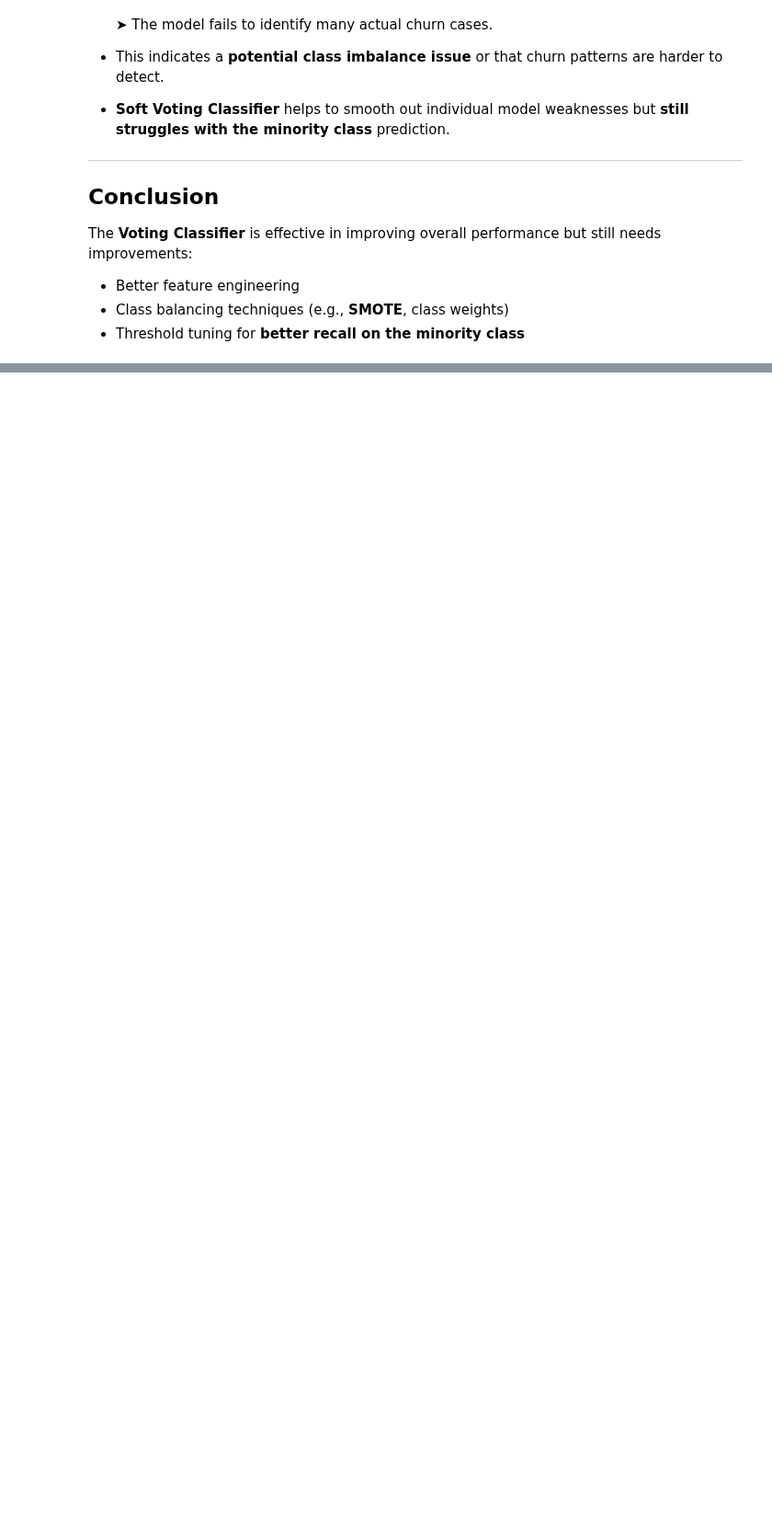
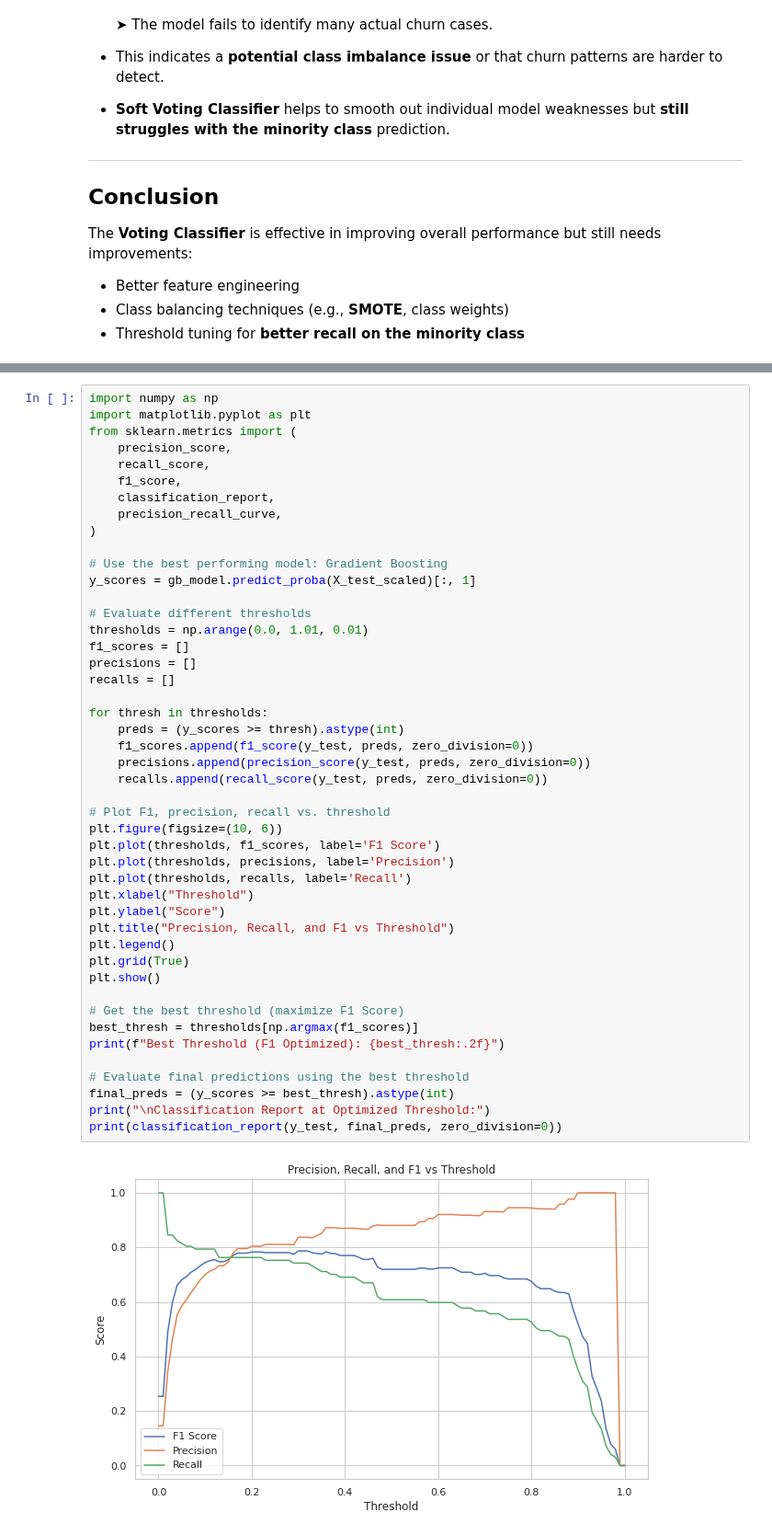
Before and after one commit to OndiekiFrank/ChurnSage-Customer-Retention-Intelligence, a Jupyter notebook: notebooks/ChurnSage_Customer_Retention_Model.ipynb, the cells around one changed output, grey strips where cells are left out. Shown at 92% size. Saved outputs shown, nothing was run; the diff lists cells and outputs as text; blank space fills up the shorter version.

Commit message:
Clean threshold tuning code by handling zero division in precision/recall metrics

```diff
--- a/notebooks/ChurnSage_Customer_Retention_Model.ipynb
+++ b/notebooks/ChurnSage_Customer_Retention_Model.ipynb
@@ -2394,0 +2397,48 @@ The **Voting Classifier** is effective in improving overall performance but stil
+# %%
+import numpy as np
+import matplotlib.pyplot as plt
+from sklearn.metrics import (
+    precision_score,
+    recall_score,
+    f1_score,
+    classification_report,
+    precision_recall_curve,
+)
+
+# Use the best performing model: Gradient Boosting
+y_scores = gb_model.predict_proba(X_test_scaled)[:, 1]
+
+# Evaluate different thresholds
+thresholds = np.arange(0.0, 1.01, 0.01)
+f1_scores = []
+precisions = []
+recalls = []
+
+for thresh in thresholds:
+    preds = (y_scores >= thresh).astype(int)
+    f1_scores.append(f1_score(y_test, preds, zero_division=0))
+    precisions.append(precision_score(y_test, preds, zero_division=0))
+    recalls.append(recall_score(y_test, preds, zero_division=0))
+
+# Plot F1, precision, recall vs. threshold
+plt.figure(figsize=(10, 6))
+plt.plot(thresholds, f1_scores, label='F1 Score')
+plt.plot(thresholds, precisions, label='Precision')
+plt.plot(thresholds, recalls, label='Recall')
+plt.xlabel("Threshold")
+plt.ylabel("Score")
+plt.title("Precision, Recall, and F1 vs Threshold")
+plt.legend()
+plt.grid(True)
+plt.show()
+
+# Get the best threshold (maximize F1 Score)
+best_thresh = thresholds[np.argmax(f1_scores)]
+print(f"Best Threshold (F1 Optimized): {best_thresh:.2f}")
+
+# Evaluate final predictions using the best threshold
+final_preds = (y_scores >= best_thresh).astype(int)
+print("\nClassification Report at Optimized Threshold:")
+print(classification_report(y_test, final_preds, zero_division=0))
+# %% [output]
+[figure, added]
```
Also changed, not shown: parts of 2 cells of this notebook.
